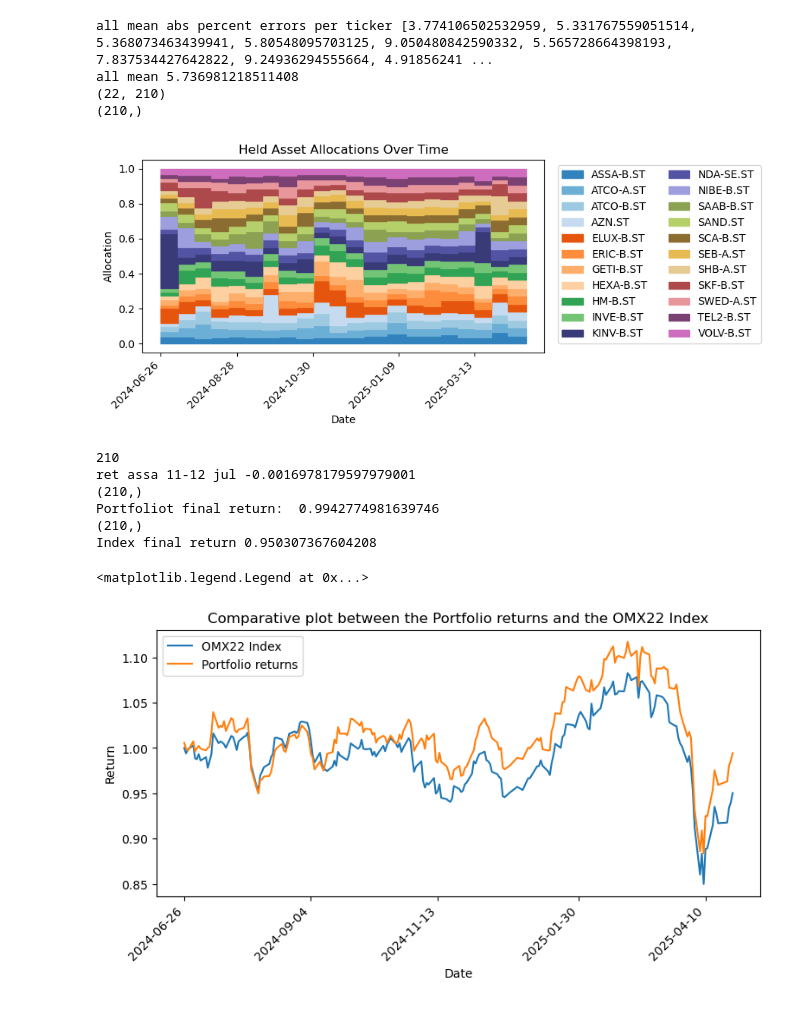
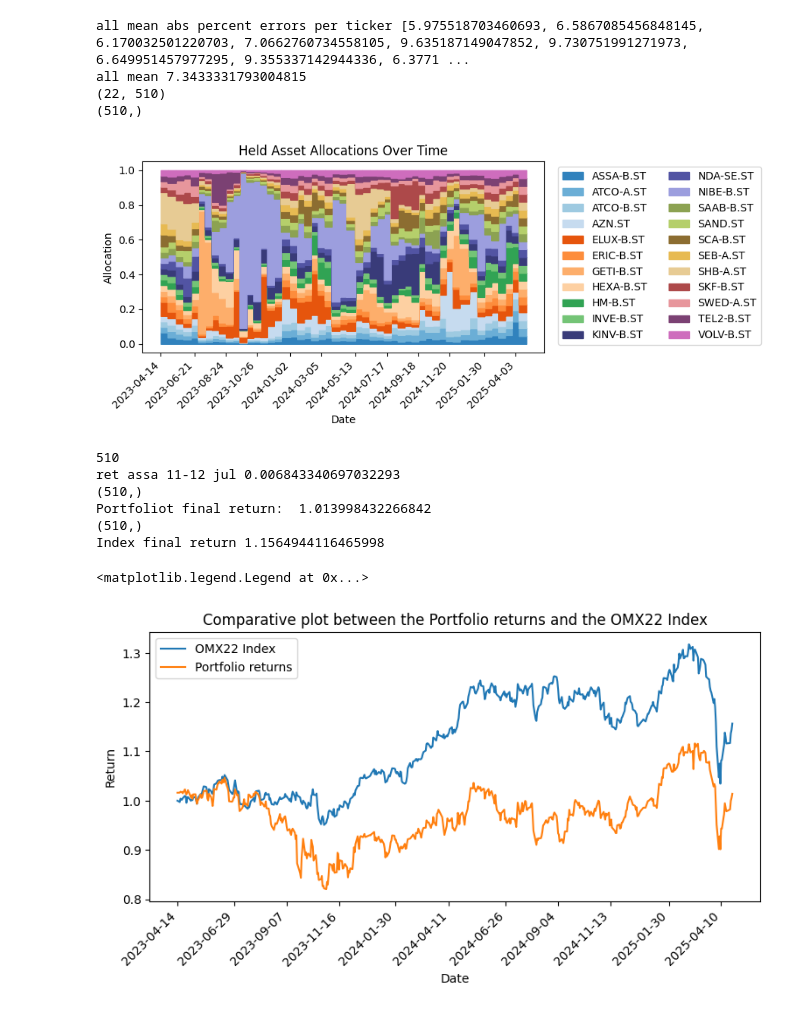
Before and after one commit to peogradin/Project-AMLNN, a Jupyter notebook: test_model_parameters.ipynb, the cells around one changed output. Cells and saved outputs as stored; diff of their text form; code cells hidden in the pictures.

```diff
--- a/test_model_parameters.ipynb
+++ b/test_model_parameters.ipynb
@@ -63,9 +63,9 @@ print(all_tickers)
 
 
 feature_cols = ["Close","Volume",
-                "MarketCap","Weight",
-                "Return","LogReturn","WeightedRet",
-                "SMA20","EMA20","RSI14","ReturnVola20"]
+                "MarketCap",
+                "Return",
+                "SMA20","RSI14","ReturnVola20"]
 
 chosen_ticker = "KINV-B.ST"
 # %% [output]
@@ -82,8 +82,8 @@ SciPy : 1.15.2
 # %%
 
 window_step_length = 5
-window_size = 20
-num_test_points = 211
+window_size = 100
+num_test_points = 511
 
 horizon = 10 #3 is good
 target_idx = 0
@@ -564,7 +511,7 @@ test_indices = test_indices[:int(horizon*np.floor(num_test_points/horizon))]
 
 all_weights = np.array(all_weights)
 
-#np.save('saved_weights\\cross_lstm_200testpoints_10horizon_120hidden_5l_24head_new_norm_20ws_5step_17_04_23.npy', all_weights)
+np.save('saved_weights\\cross_lstm_511testpoints_10horizon_120hidden_5l_24head_new_norm_100ws_5step_17_04_23.npy', all_weights)
 
 alloc = allocate_from_weights(all_weights, horizon=horizon, num_of_test_points=num_test_points)
 print(alloc.shape)
@@ -616,38 +563,38 @@ def plot_allocations(alloc, tickers, dates):
             colors.append(extra_cmap((i-10) / max(1, n_assets-10)))
 
     #cmap = plt.get_cmap('tab20', n_assets)
     #colors = [cmap(i) for i in range(n_assets)]
 
     plt.figure(figsize=(9,4))
     for i, ticker in enumerate(tickers):
         bottom = cumsum[i-1] if i>0 else np.zeros(T)
         top    = cumsum[i]
         # use dates on the x-axis
         plt.fill_between(dates, bottom, top, step='post', label=ticker, color=colors[i])
 
     # now the ticks are the dates themselves
     plt.xticks(
         dates[::45],
         #[d.strftime('%Y-%m-%d') for d in dates],
         rotation=45, ha='right'
     )
 
     plt.xlabel('Date')
     plt.ylabel('Allocation')
     plt.title('Held Asset Allocations Over Time')
     plt.legend(ncol=2, bbox_to_anchor=(1.02,1), loc='upper left')
     plt.tight_layout()
     plt.show()
 
 # call with your alloc, tickers and test_indices as dates:
 plot_allocations(alloc, tickers, test_indices)
 #np.save('best_allocations.npy',alloc)
 # %% [output]
-all mean abs percent errors per ticker [3.774106502532959, 5.331767559051514, 5.368073463439941, 5.80548095703125, 9.050480842590332, 5.565728664398193, 7.837534427642822, 9.24936294555664, 4.91856241 ...
-all mean 5.736981218511408
-(22, 210)
-(210,)
+all mean abs percent errors per ticker [5.975518703460693, 6.5867085456848145, 6.170032501220703, 7.0662760734558105, 9.635187149047852, 9.730751991271973, 6.649951457977295, 9.355337142944336, 6.3771 ...
+all mean 7.3433331793004815
+(22, 510)
+(510,)
-[figure, old version]
+[figure, new version]
 # %%
 
 
@@ -701,14 +648,14 @@ plt.xticks(
     )
 plt.legend()
 # %% [output]
-210
-ret assa 11-12 jul -0.0016978179597979001
-(210,)
-Portfoliot final return:  0.9942774981639746
-(210,)
-Index final return 0.950307367604208
+510
+ret assa 11-12 jul 0.006843340697032293
+(510,)
+Portfoliot final return:  1.013998432266842
+(510,)
+Index final return 1.1564944116465998
 <matplotlib.legend.Legend at 0x...>
-[figure, old version]
+[figure, new version]
 # %%
 import torch
 cross_attn_lstm_v1.eval()
```
Also changed, not shown: parts of 3 cells of this notebook, 4 other files.
